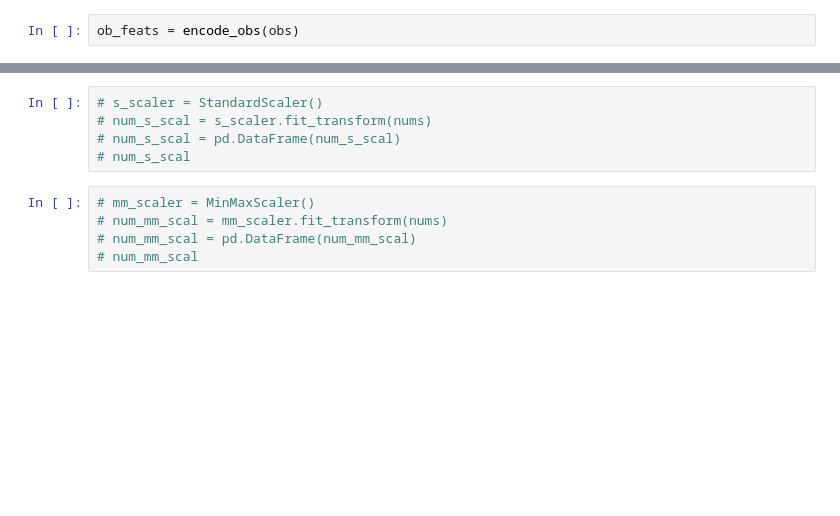
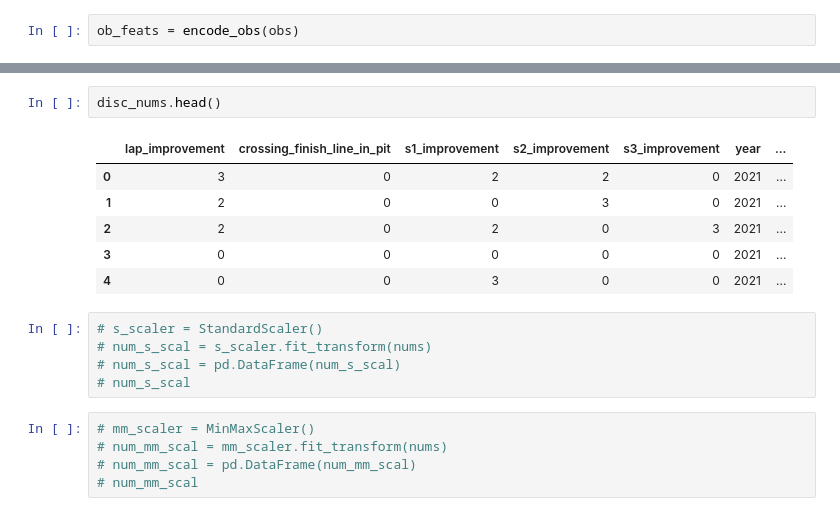
Before and after one commit to Chris-m-Costa/FIA-WEC-Driver-Ratings-Classification, a Jupyter notebook: driver_ratings_ml.ipynb, the cells around one changed output, grey strips where cells are left out. Cells and saved outputs as stored; diff of their text form; blank space fills up the shorter version.

```diff
--- a/driver_ratings_ml.ipynb
+++ b/driver_ratings_ml.ipynb
@@ -288,3 +313,12 @@ ob_feats.head()
+# %%
+disc_nums.head()
+# %% [output]
+|  | lap_improvement | crossing_finish_line_in_pit | s1_improvement | s2_improvement | s3_improvement | year | ... |
+| 0 | 3 | 0 | 2 | 2 | 0 | 2021 | ... |
+| 1 | 2 | 0 | 0 | 3 | 0 | 2021 | ... |
+| 2 | 2 | 0 | 2 | 0 | 3 | 2021 | ... |
+| 3 | 0 | 0 | 0 | 0 | 0 | 2021 | ... |
+| 4 | 0 | 0 | 3 | 0 | 0 | 2021 | ... |
 # %%
 # s_scaler = StandardScaler()
 # num_s_scal = s_scaler.fit_transform(nums)
```
Also changed, not shown: parts of 54 cells of this notebook, 3 other files.
